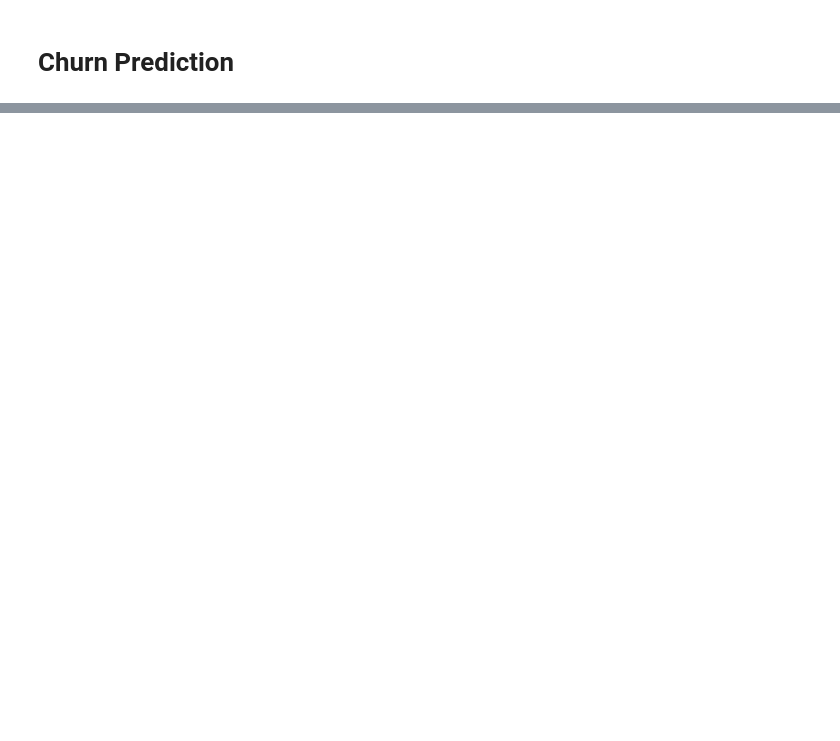
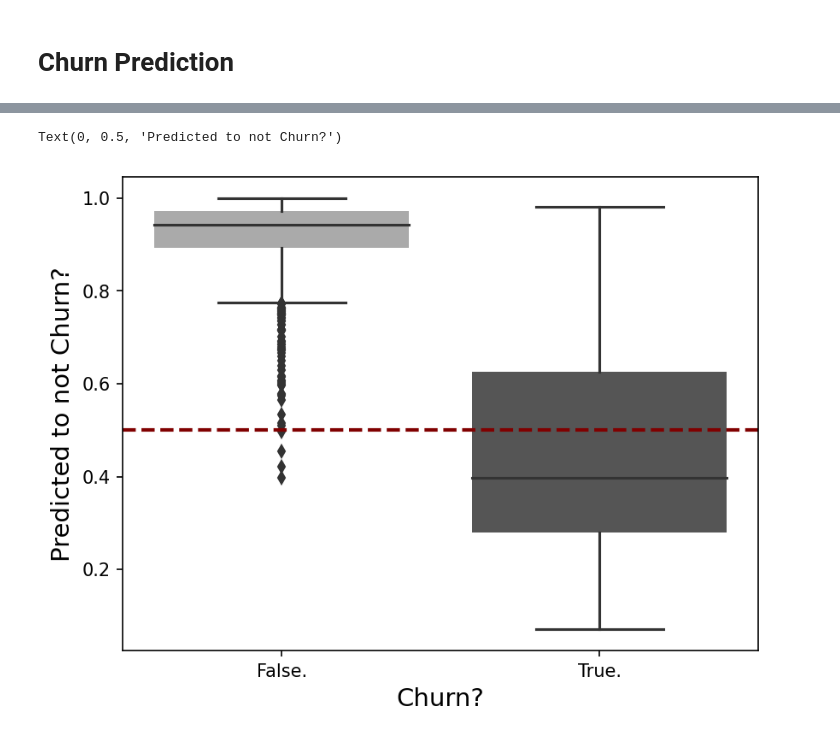
Before and after one commit to bunmiadejimi/Customer-Churn, a Jupyter notebook: Customer_Churn.ipynb, the cells around one changed output, grey strips where cells are left out. Cells and saved outputs as stored; diff of their text form; code cells hidden in the pictures; blank space fills up the shorter version.

```diff
--- a/Customer_Churn.ipynb
+++ b/Customer_Churn.ipynb
@@ -148,7 +147,7 @@ y = df_drop_mins['Churn?']
 # %%
 #Train test split
 from sklearn.model_selection import train_test_split
-X_train, X_test, y_train, y_test = train_test_split(X, y, test_size=0.3, random_state=42)
+X_train, X_test, y_train, y_test = train_test_split(X, y, test_size=0.3, random_state=42, stratify=y)
 # %%
 # Select relevant features
 numeric_features = X.select_dtypes(include=['int64', 'float64']).columns
@@ -164,0 +154,8 @@ X_test_preprocessed = preprocessor.transform(X_test)
+# %%
+scaler = StandardScaler()
+X_num_tr = pd.DataFrame(scaler.fit_transform(X_train[numeric_features]), columns=numeric_features)
+X_num_te = pd.DataFrame(scaler.fit_transform(X_test[numeric_features]), columns=numeric_features)
+# %%
+
+X_train_preprocessed = pd.concat([X_num_tr, X_train[["Int'l Plan", 'VMail Plan']].reset_index(drop = True)], axis=1)
+X_test_preprocessed = pd.concat([X_num_te, X_test[["Int'l Plan", 'VMail Plan']].reset_index(drop = True)], axis=1)
@@ -212 +217,26 @@ Confusion Matrix:
  [ 49  94]]
+# %%
+pred_prob = pd.DataFrame(best_model.predict_proba(X_test_preprocessed), columns=rf_model.classes_)
+pred_prob = pd.concat([y_test.reset_index(drop=True), pred_prob], axis=1)
+# %%
+plt.figure(dpi = 150)
+#sns.set_style(rc= {'patch.edgecolor': 'None'})
+sns.boxplot(
+    x = 'Churn?',
+    y = 'False.',
+    data = pred_prob,
+    linewidth = 1.5,
+    **{
+    'boxprops':{'edgecolor':'None'},
+    #'medianprops':{'color':'green'},
+    #'whiskerprops':{'color':'blue'},
+    #'capprops':{'color':'magenta'}
+},
+palette = 'binary'
+)
+plt.axhline(0.5, color = 'maroon', ls = '--', lw = 2)
+plt.xlabel('Churn?', fontsize = 14)
+plt.ylabel('Predicted to not Churn?', fontsize = 14)
+# %% [output]
+Text(0, 0.5, 'Predicted to not Churn?')
+[figure, added]
```
Also changed, not shown: parts of 21 cells of this notebook.
